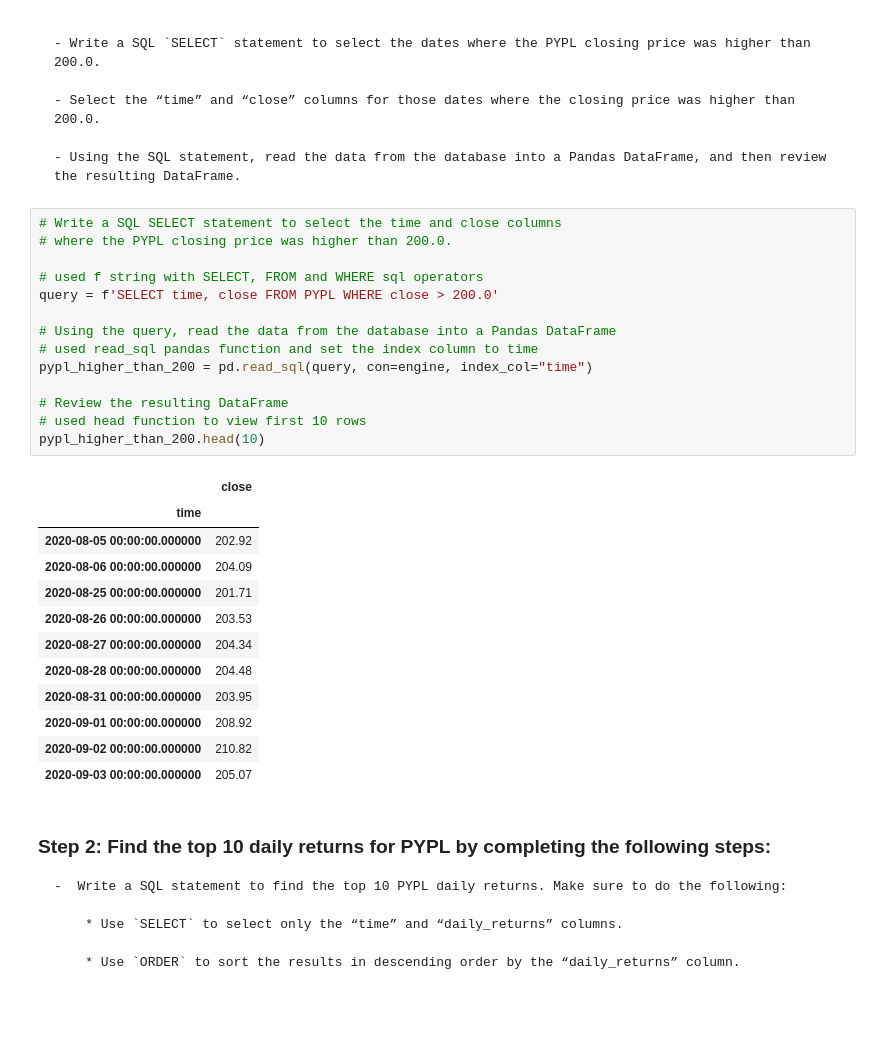
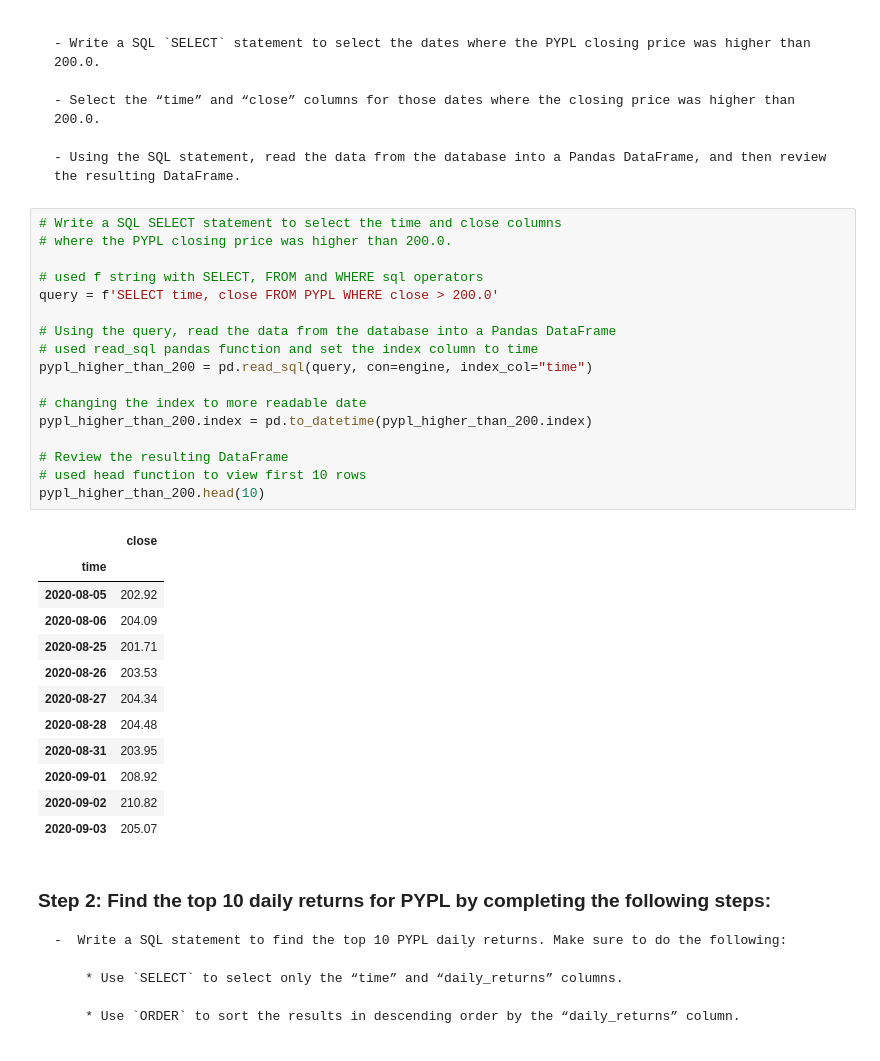
Before and after one commit to AndrewRBader/Challenge7_CU-fintech, a Jupyter notebook: etf_analyzer.ipynb, the cells around one changed output. Saved outputs shown, nothing was run; the diff lists cells and outputs as text; blank space fills up the shorter version.

```diff
--- a/etf_analyzer.ipynb
+++ b/etf_analyzer.ipynb
@@ -244,30 +247,33 @@ Complete the following steps:
 # %%
 # Write a SQL SELECT statement to select the time and close columns
 # where the PYPL closing price was higher than 200.0.
 
 # used f string with SELECT, FROM and WHERE sql operators
 query = f'SELECT time, close FROM PYPL WHERE close > 200.0'
 
 # Using the query, read the data from the database into a Pandas DataFrame
 # used read_sql pandas function and set the index column to time
 pypl_higher_than_200 = pd.read_sql(query, con=engine, index_col="time")
 
+# changing the index to more readable date
+pypl_higher_than_200.index = pd.to_datetime(pypl_higher_than_200.index)
+
 # Review the resulting DataFrame
 # used head function to view first 10 rows
 pypl_higher_than_200.head(10)
 # %% [output]
 |  | close |
 | time |  |
-| 2020-08-05 00:00:00.000000 | 202.92 |
-| 2020-08-06 00:00:00.000000 | 204.09 |
-| 2020-08-25 00:00:00.000000 | 201.71 |
-| 2020-08-26 00:00:00.000000 | 203.53 |
-| 2020-08-27 00:00:00.000000 | 204.34 |
-| 2020-08-28 00:00:00.000000 | 204.48 |
-| 2020-08-31 00:00:00.000000 | 203.95 |
-| 2020-09-01 00:00:00.000000 | 208.92 |
-| 2020-09-02 00:00:00.000000 | 210.82 |
-| 2020-09-03 00:00:00.000000 | 205.07 |
+| 2020-08-05 | 202.92 |
+| 2020-08-06 | 204.09 |
+| 2020-08-25 | 201.71 |
+| 2020-08-26 | 203.53 |
+| 2020-08-27 | 204.34 |
+| 2020-08-28 | 204.48 |
+| 2020-08-31 | 203.95 |
+| 2020-09-01 | 208.92 |
+| 2020-09-02 | 210.82 |
+| 2020-09-03 | 205.07 |
 # %% [markdown]
 ### Step 2: Find the top 10 daily returns for PYPL by completing the following steps:
 
```
Also changed, not shown: parts of 6 cells of this notebook.
